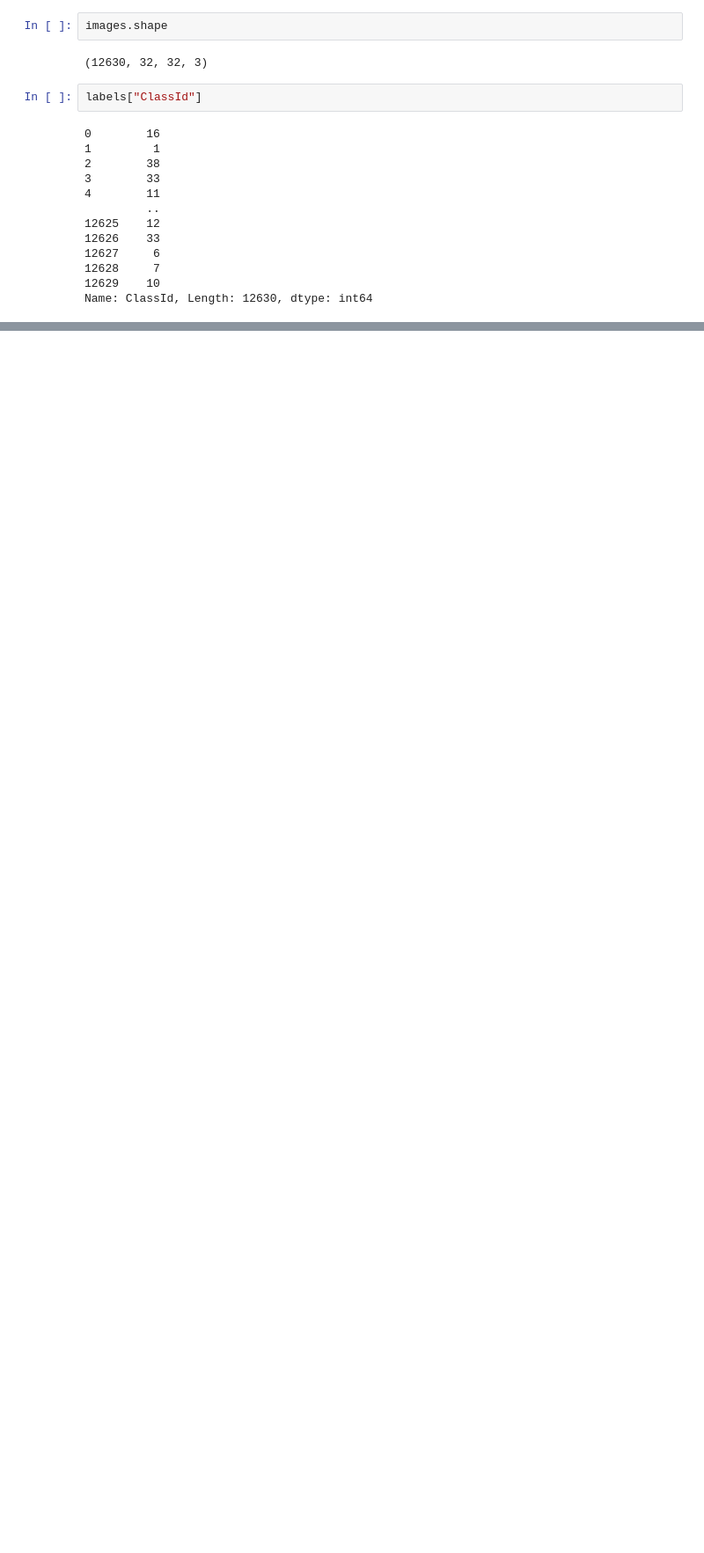
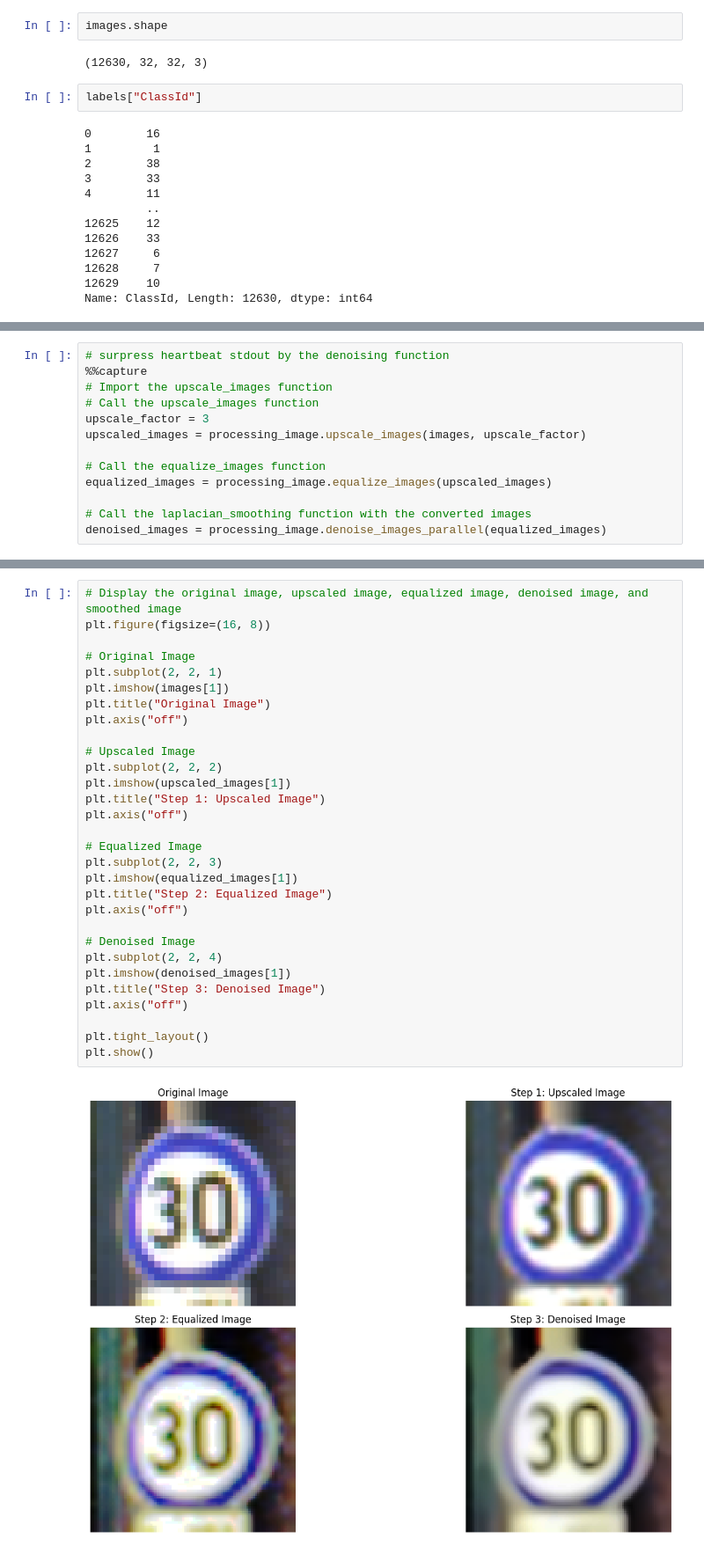
Before and after one commit to Jieoi/traffic_sign_recognition, a Jupyter notebook: test_data_preparation_simple.ipynb, the cells around one changed output, grey strips where cells are left out. Shown at 88% size. Cells and saved outputs as stored; diff of their text form; blank space fills up the shorter version.

Commit message:
updated to with latest IO and implemented new filter. heartbeat disabled

```diff
--- a/test_data_preparation_simple.ipynb
+++ b/test_data_preparation_simple.ipynb
@@ -175,0 +144,13 @@ print(f"'{zip_filename}.zip' saved to Google Drive.")
+# %%
+# surpress heartbeat stdout by the denoising function
+%%capture
+# Import the upscale_images function
+# Call the upscale_images function
+upscale_factor = 3
+upscaled_images = processing_image.upscale_images(images, upscale_factor)
+
+# Call the equalize_images function
+equalized_images = processing_image.equalize_images(upscaled_images)
+
+# Call the laplacian_smoothing function with the converted images
+denoised_images = processing_image.denoise_images_parallel(equalized_images)
@@ -175,0 +161,32 @@ print(f"'{zip_filename}.zip' saved to Google Drive.")
+# %%
+# Display the original image, upscaled image, equalized image, denoised image, and smoothed image
+plt.figure(figsize=(16, 8))
+
+# Original Image
+plt.subplot(2, 2, 1)
+plt.imshow(images[1])
+plt.title("Original Image")
+plt.axis("off")
+
+# Upscaled Image
+plt.subplot(2, 2, 2)
+plt.imshow(upscaled_images[1])
+plt.title("Step 1: Upscaled Image")
+plt.axis("off")
+
+# Equalized Image
+plt.subplot(2, 2, 3)
+plt.imshow(equalized_images[1])
+plt.title("Step 2: Equalized Image")
+plt.axis("off")
+
+# Denoised Image
+plt.subplot(2, 2, 4)
+plt.imshow(denoised_images[1])
+plt.title("Step 3: Denoised Image")
+plt.axis("off")
+
+plt.tight_layout()
+plt.show()
+# %% [output]
+[figure, added]
```
Also changed, not shown: parts of 36 cells of this notebook.
